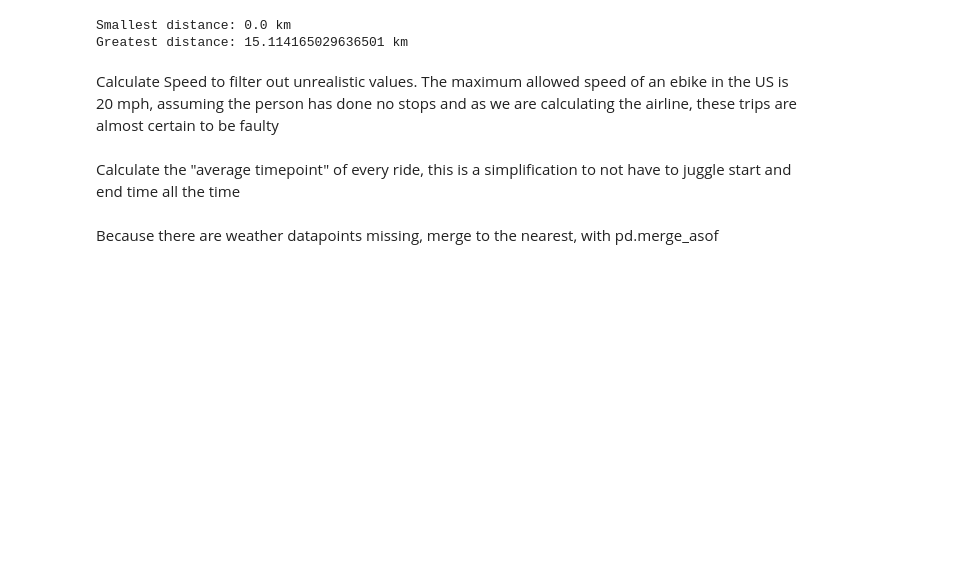
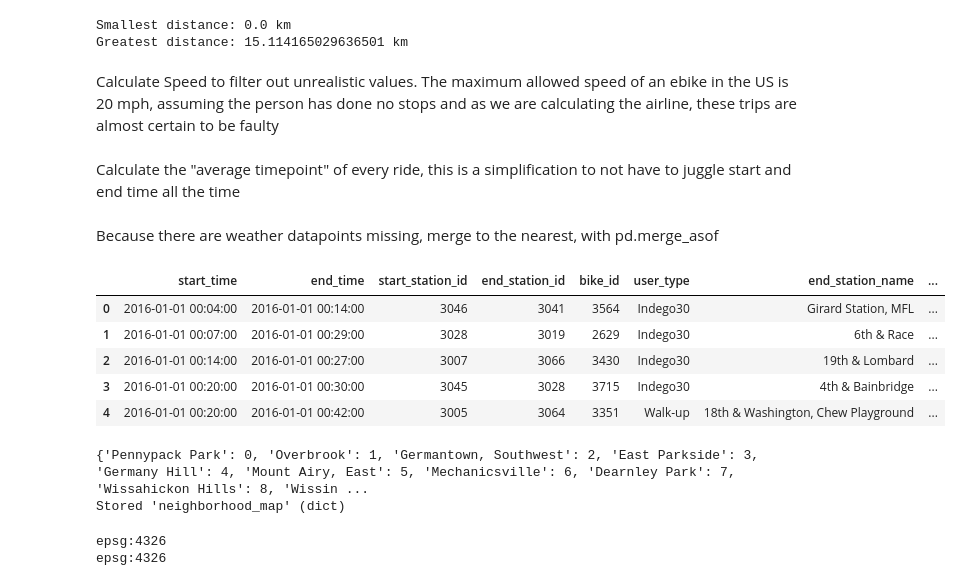
Before and after one commit to Jerematix/dataflow, a Jupyter notebook: notebooks/preparation_and_collection/bike_trips.ipynb, the cells around one changed output. Saved outputs shown, nothing was run; the diff lists cells and outputs as text; code cells hidden in the pictures; blank space fills up the shorter version.

```diff
--- a/notebooks/preparation_and_collection/bike_trips.ipynb
+++ b/notebooks/preparation_and_collection/bike_trips.ipynb
@@ -132,0 +151,10 @@ df_weather_and_trips.to_parquet('../../data/bike_trips_cleaned.parquet')
+# %%
+df_bike_trips = df_weather_and_trips
+df_bike_trips.head()
+# %% [output]
+|  | start_time | end_time | start_station_id | end_station_id | bike_id | user_type | end_station_name | ... |
+| 0 | 2016-01-01 00:04:00 | 2016-01-01 00:14:00 | 3046 | 3041 | 3564 | Indego30 | Girard Station, MFL | ... |
+| 1 | 2016-01-01 00:07:00 | 2016-01-01 00:29:00 | 3028 | 3019 | 2629 | Indego30 | 6th & Race | ... |
+| 2 | 2016-01-01 00:14:00 | 2016-01-01 00:27:00 | 3007 | 3066 | 3430 | Indego30 | 19th & Lombard | ... |
+| 3 | 2016-01-01 00:20:00 | 2016-01-01 00:30:00 | 3045 | 3028 | 3715 | Indego30 | 4th & Bainbridge | ... |
+| 4 | 2016-01-01 00:20:00 | 2016-01-01 00:42:00 | 3005 | 3064 | 3351 | Walk-up | 18th & Washington, Chew Playground | ... |
@@ -132,0 +166,18 @@ df_weather_and_trips.to_parquet('../../data/bike_trips_cleaned.parquet')
+# %%
+# create an empty dictionary to store the mapping
+neighborhood_map = {}
+
+
+# iterate over the rows of the DataFrame
+for index, row in neighborhoods.iterrows():
+    neighborhood_index = row['index']
+    neighborhood_name = row['listname']
+    # add the mapping to the dictionary
+    neighborhood_map[neighborhood_name] = neighborhood_index
+
+neighborhood_map["None"]=158
+print(neighborhood_map)
+%store neighborhood_map
+# %% [output]
+{'Pennypack Park': 0, 'Overbrook': 1, 'Germantown, Southwest': 2, 'East Parkside': 3, 'Germany Hill': 4, 'Mount Airy, East': 5, 'Mechanicsville': 6, 'Dearnley Park': 7, 'Wissahickon Hills': 8, 'Wissin ...
+Stored 'neighborhood_map' (dict)
@@ -132,0 +188,9 @@ df_weather_and_trips.to_parquet('../../data/bike_trips_cleaned.parquet')
+# %%
+# adjust crs of df_bike_trips to prepare for merge
+gdf = gpd.GeoDataFrame(df_bike_trips, geometry='start_geometry')
+gdf.crs = 'epsg:4326'
+print(neighborhoods.crs)
+print(gdf.crs)
+# %% [output]
+epsg:4326
+epsg:4326
```
Also changed, not shown: parts of 13 cells of this notebook, 3 other files.
